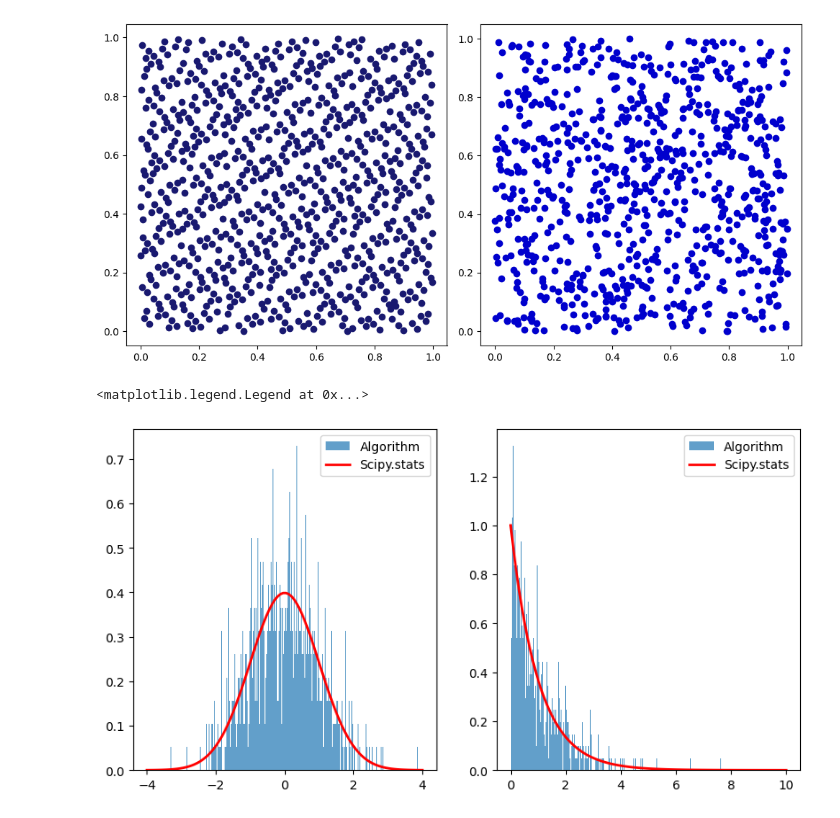
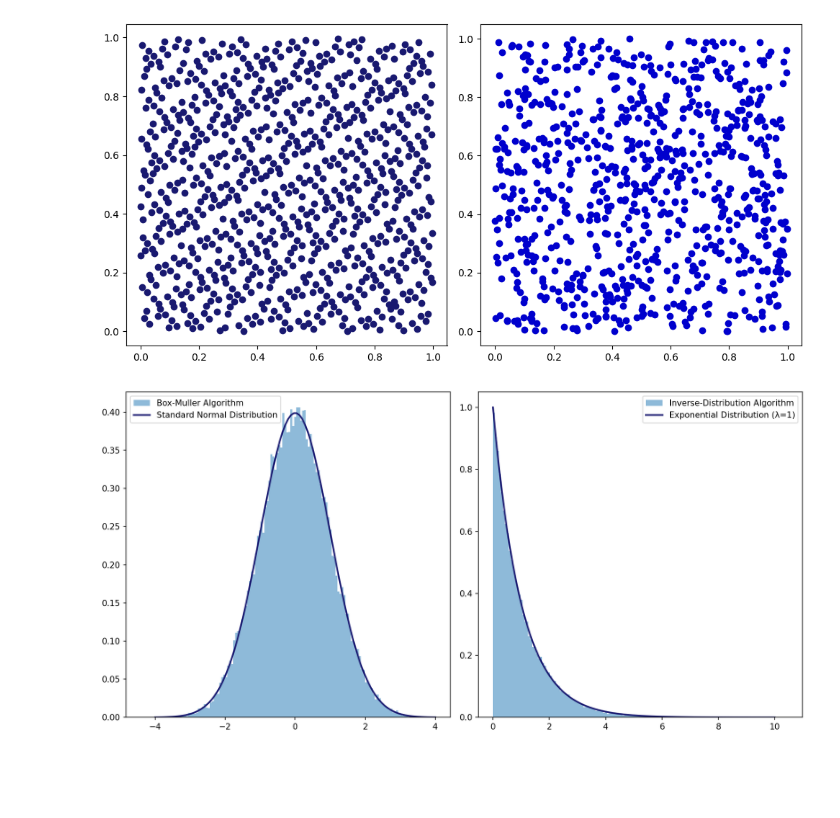
Before and after one commit to Garrma/numerical_finance, a Jupyter notebook: Generators/pseudo_vs_quasi_random.ipynb, the cells around one changed output. Drawn from its saved outputs; the diff is of its cells as text; code cells hidden in the pictures; blank space fills up the shorter version.

```diff
--- a/Generators/pseudo_vs_quasi_random.ipynb
+++ b/Generators/pseudo_vs_quasi_random.ipynb
@@ -62,31 +45,35 @@ plt.show()
 # %% [output]
 [figure]
 # %%
-from scipy.stats import expon, norm
-import numpy as np
-import matplotlib.pyplot as plt
+np.random.seed(42)
+normal = NormalBoxMuller(0, 1).generate_sim(50000)
+exp = ExponentialInverseDistribution(1).generate_sim(50000)
+pois = PoissonSecondAlgo(1).generate_sim(50000)
 
-# Generate sample data using your algorithm
-np.random.seed(42)  # Set a seed for reproducibility
-normal = NormalBoxMuller(0, 1).generate_sim(n_sim)
-exp = ExponentialInverseDistribution(1).generate_sim(n_sim)
-
-# Create figure and plot histograms for each distribution
-plt.figure(figsize=(15, 5))
-
-# Plot histogram for the normal distribution using scipy.stats
+plt.figure(figsize=(18, 6), dpi=150)
 plt.subplot(1, 3, 1)
-plt.hist(normal, bins=300, density=True, alpha=0.7, label="Algorithm")
+plt.hist(normal, bins=150, density=True, alpha=0.5, label="Box-Muller Algorithm")
 x = np.linspace(-4, 4, 100)
-plt.plot(x, norm.pdf(x, loc=0, scale=1), "r-", lw=2, label="Scipy.stats")
+plt.plot(
+    x,
+    norm.pdf(x, loc=0, scale=1),
+    color=color_1,
+    lw=2,
+    label="Standard Normal Distribution",
+)
 plt.legend()
-
-# Plot histogram for the exponential distribution using scipy.stats
 plt.subplot(1, 3, 2)
-plt.hist(exp, bins=300, density=True, alpha=0.7, label="Algorithm")
+plt.hist(exp, bins=150, density=True, alpha=0.5, label="Inverse-Distribution Algorithm")
 x = np.linspace(0, 10, 100)
-plt.plot(x, expon.pdf(x, scale=1), "r-", lw=2, label="Scipy.stats")
+plt.plot(
+    x,
+    expon.pdf(x, scale=1),
+    color=color_1,
+    lw=2,
+    label="Exponential Distribution (λ=1)",
+)
 plt.legend()
+plt.tight_layout()
+plt.show()
 # %% [output]
-<matplotlib.legend.Legend at 0x...>
-[figure, old version]
+[figure, new version]
```
Also changed, not shown: parts of 6 cells of this notebook.
